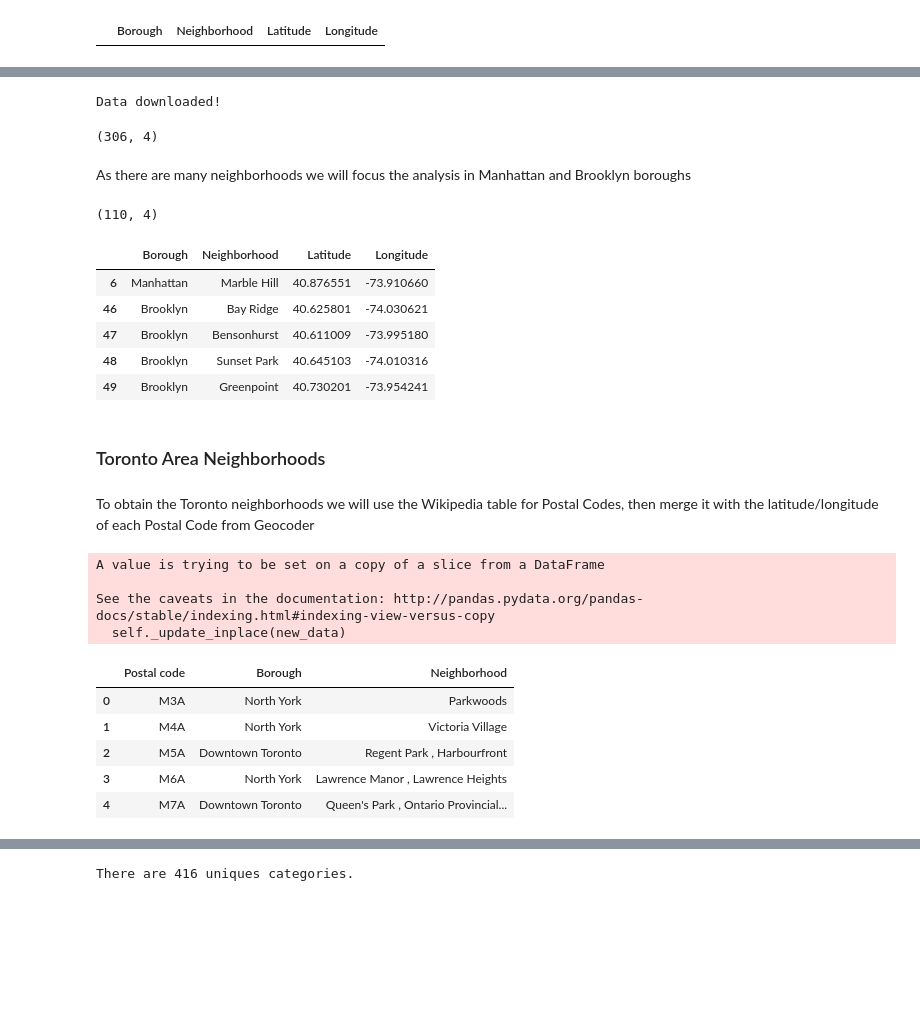
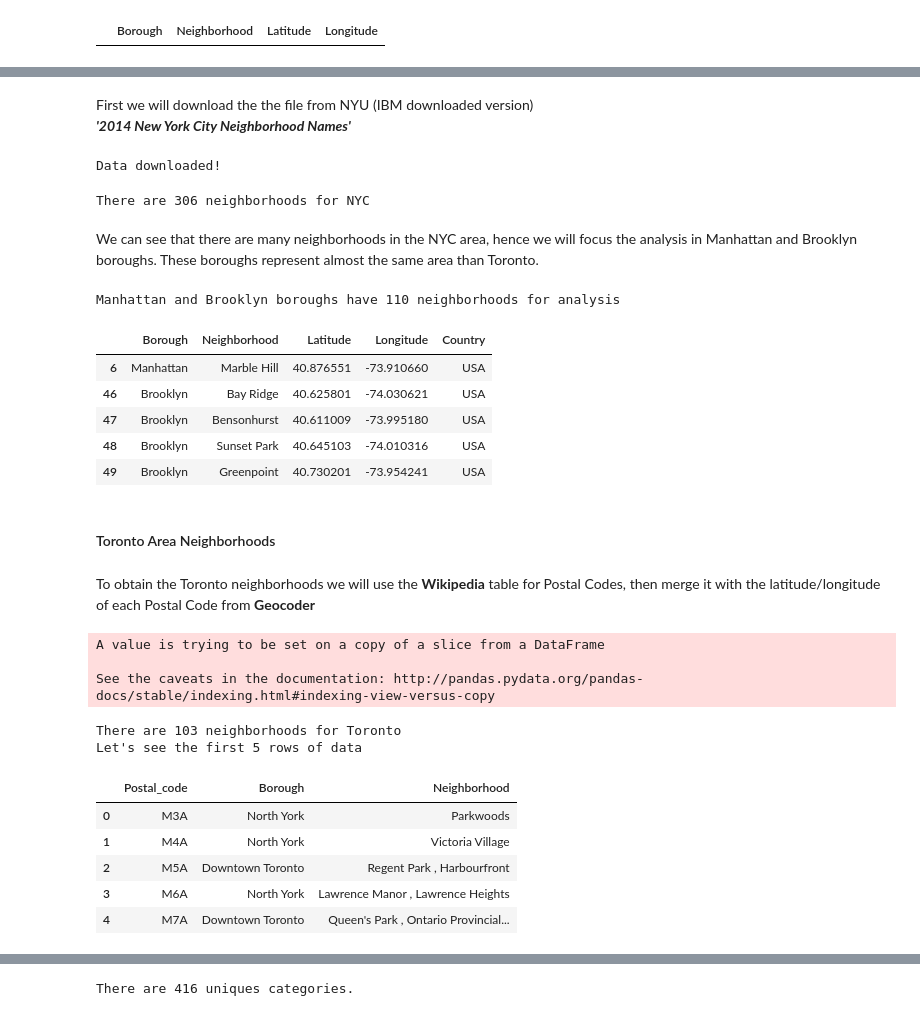
Before and after one commit to julietamc/Coursera_Capstone, a Jupyter notebook: Where to move in_ (Toronto vs NYC neighborhoods).ipynb, the cells around one changed output, grey strips where cells are left out. Cells and saved outputs as stored; diff of their text form; code cells hidden in the pictures; blank space fills up the shorter version.

Commit message:
Week 2 - Where to move in?

```diff
--- a/Where to move in_ (Toronto vs NYC neighborhoods).ipynb
+++ b/Where to move in_ (Toronto vs NYC neighborhoods).ipynb
@@ -86,3 +108,6 @@ neighborhoods.head()
+# %% [markdown]
+First we will download the the file from NYU (IBM downloaded version)
+__*'2014 New York City Neighborhood Names'*__
 # %%
 !wget -q -O 'newyork_data.json' https://cocl.us/new_york_dataset
 print('Data downloaded!')
@@ -108,52 +133,63 @@ for data in nyNeigh_data:
                                           'Latitude': neighborhood_lat,
                                           'Longitude': neighborhood_lon}, ignore_index=True)
 # %%
-print(neighborhoods.shape)
+print('There are {} neighborhoods for NYC'.format(neighborhoods.shape[0]))
 # %% [output]
-(306, 4)
+There are 306 neighborhoods for NYC
 # %% [markdown]
-As there are many neighborhoods we will focus the analysis in Manhattan and Brooklyn boroughs
+We can see that there are many neighborhoods in the NYC area, hence we will focus the analysis in Manhattan and Brooklyn boroughs. These boroughs represent almost the same area than Toronto.
 # %%
 neighborhoods = neighborhoods[(neighborhoods['Borough']=='Manhattan')|(neighborhoods['Borough']=='Brooklyn')]
-print(neighborhoods.shape)
+print("Manhattan and Brooklyn boroughs have {} neighborhoods for analysis".format(neighborhoods.shape[0]))
+neighborhoods['Country'] = 'USA'
 neighborhoods.head()
 # %% [output]
-(110, 4)
+Manhattan and Brooklyn boroughs have 110 neighborhoods for analysis
-|  | Borough | Neighborhood | Latitude | Longitude |
-| 6 | Manhattan | Marble Hill | 40.876551 | -73.910660 |
-| 46 | Brooklyn | Bay Ridge | 40.625801 | -74.030621 |
-| 47 | Brooklyn | Bensonhurst | 40.611009 | -73.995180 |
-| 48 | Brooklyn | Sunset Park | 40.645103 | -74.010316 |
-| 49 | Brooklyn | Greenpoint | 40.730201 | -73.954241 |
+|  | Borough | Neighborhood | Latitude | Longitude | Country |
+| 6 | Manhattan | Marble Hill | 40.876551 | -73.910660 | USA |
+| 46 | Brooklyn | Bay Ridge | 40.625801 | -74.030621 | USA |
+| 47 | Brooklyn | Bensonhurst | 40.611009 | -73.995180 | USA |
+| 48 | Brooklyn | Sunset Park | 40.645103 | -74.010316 | USA |
+| 49 | Brooklyn | Greenpoint | 40.730201 | -73.954241 | USA |
 # %% [markdown]
-### Toronto Area Neighborhoods
+#### Toronto Area Neighborhoods
 # %% [markdown]
-To obtain the Toronto neighborhoods we will use the Wikipedia table for Postal Codes, then merge it with the latitude/longitude of each Postal Code from Geocoder
+To obtain the Toronto neighborhoods we will use the **Wikipedia** table for Postal Codes, then merge it with the latitude/longitude of each Postal Code from **Geocoder**
 # %%
 #Reading the Wikipedia table
 link = "https://en.wikipedia.org/wiki/List_of_postal_codes_of_Canada:_M"
 CanadaPC = pd.read_html(link)[0]
 
 #CLEANING THE TABLE
-# Filters Not Assigend Borough
+# Exclude Not Assigned Borough
 df_Canada = CanadaPC.loc[(CanadaPC['Borough'] != 'Not assigned')]
-# If there's no Neighbohood assigns Borough
+# If there's no Neighbohood then it assigns the Borough
 df_Canada.Neighborhood.fillna(df_Canada.Borough, inplace=True)
+#Remove space from Postal code column name
+df_Canada.rename({'Postal code':'Postal_code'}, axis=1, inplace=True)
+#There are some Neighborhood duplicated with different Postal Codes, for those we will concatenate Neighborhood and Postal Code
+g=df_Canada.groupby('Neighborhood').count()
+g=g.where(g>1).dropna()
+df_Canada.Neighborhood.loc[df_Canada.Neighborhood.isin(g.index)] = df_Canada.Neighborhood.loc[df_Canada.Neighborhood.isin(g.index)]+" "+df_Canada.Postal_code.loc[df_Canada.Neighborhood.isin(g.index)]
+
 # Resets the index of the DF
-df_Canada = df_Canada.reset_index(drop=True)
+df_Canada.reset_index(drop=True, inplace=True)
 # Replaces '/' separator to ',' separtor for multiple neighborhoods
 df_Canada['Neighborhood'].replace(to_replace ='/', value = ',', regex = True,inplace=True)
 # %% [output]
 A value is trying to be set on a copy of a slice from a DataFrame
 
 See the caveats in the documentation: http://pandas.pydata.org/pandas-docs/stable/indexing.html#indexing-view-versus-copy
-  self._update_inplace(new_data)
-# %%
-df_Canada.head()
-# %% [output]
-|  | Postal code | Borough | Neighborhood |
-| 0 | M3A | North York | Parkwoods |
-| 1 | M4A | North York | Victoria Village |
-| 2 | M5A | Downtown Toronto | Regent Park , Harbourfront |
-| 3 | M6A | North York | Lawrence Manor , Lawrence Heights |
-| 4 | M7A | Downtown Toronto | Queen's Park , Ontario Provincial... |
+# %%
+print('There are {} neighborhoods for Toronto'.format(df_Canada.shape[0]))
+print("Let's see the first 5 rows of data")
+df_Canada.head()
+# %% [output]
+There are 103 neighborhoods for Toronto
+Let's see the first 5 rows of data
+|  | Postal_code | Borough | Neighborhood |
+| 0 | M3A | North York | Parkwoods |
+| 1 | M4A | North York | Victoria Village |
+| 2 | M5A | Downtown Toronto | Regent Park , Harbourfront |
+| 3 | M6A | North York | Lawrence Manor , Lawrence Heights |
+| 4 | M7A | Downtown Toronto | Queen's Park , Ontario Provincial... |
```
Also changed, not shown: parts of 58 cells of this notebook.
